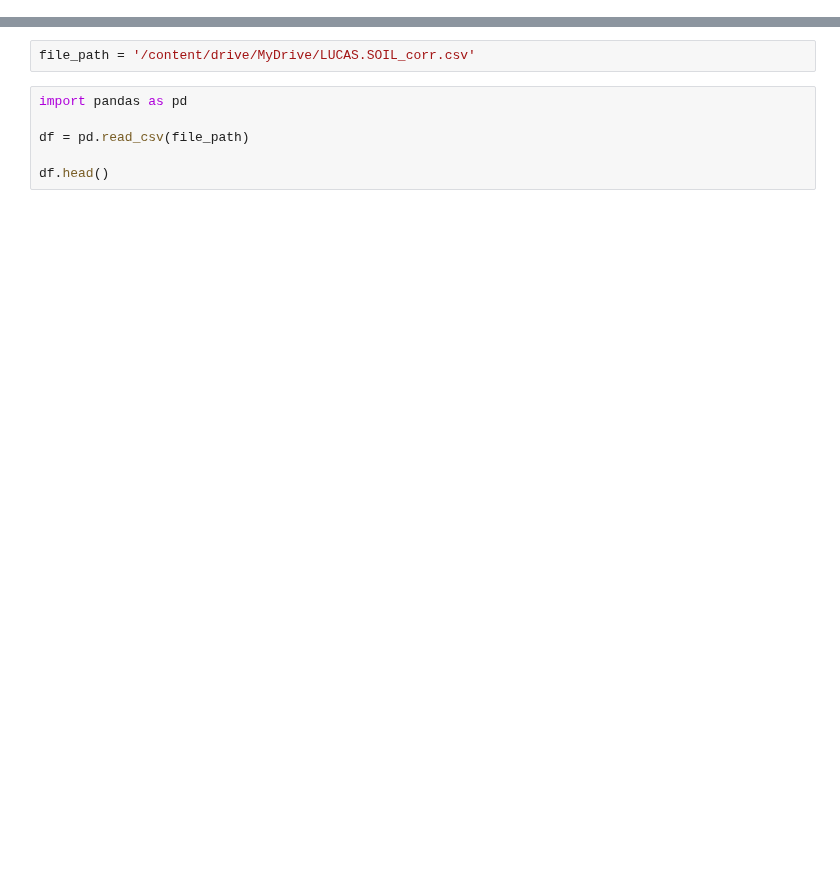
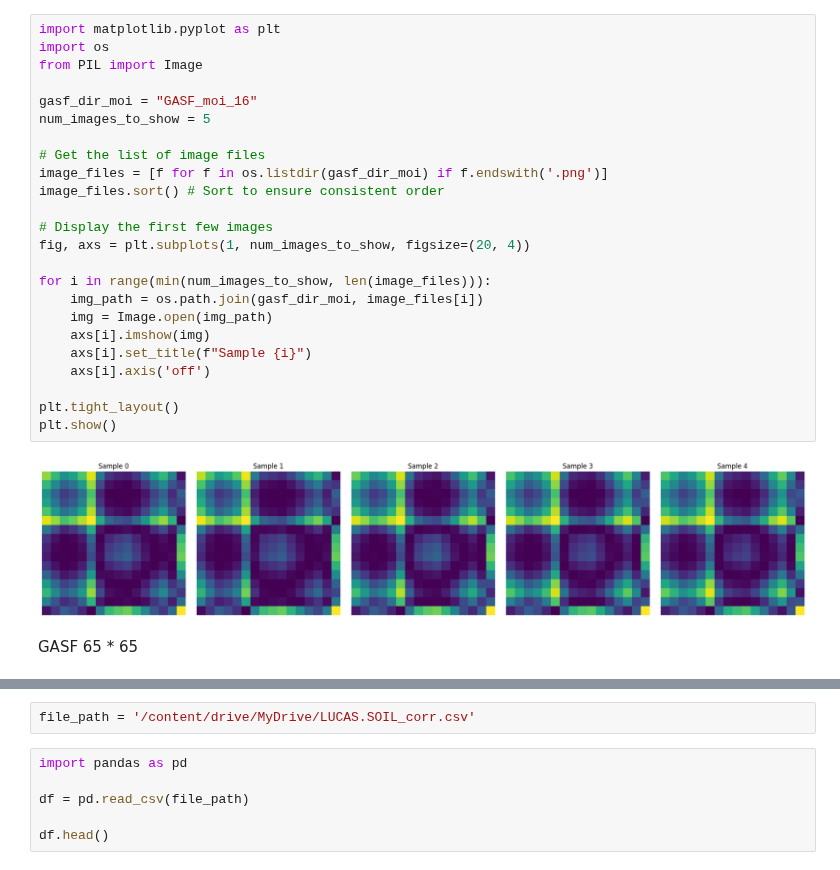
Before and after one commit to Raoina/Spectra-2-Image, a Jupyter notebook: notebooks/Image_Transformation/ 02_GAF_Transformation.ipynb, the cells around one changed output, grey strips where cells are left out. Cells and saved outputs as stored; diff of their text form; blank space fills up the shorter version.

```diff
--- a/notebooks/Image_Transformation/ 02_GAF_Transformation.ipynb
+++ b/notebooks/Image_Transformation/ 02_GAF_Transformation.ipynb
@@ -5,0 +258,28 @@ drive.mount('/content/drive')
+# %%
+import matplotlib.pyplot as plt
+import os
+from PIL import Image
+
+gasf_dir_moi = "GASF_moi_16"
+num_images_to_show = 5
+
+# Get the list of image files
+image_files = [f for f in os.listdir(gasf_dir_moi) if f.endswith('.png')]
+image_files.sort() # Sort to ensure consistent order
+
+# Display the first few images
+fig, axs = plt.subplots(1, num_images_to_show, figsize=(20, 4))
+
+for i in range(min(num_images_to_show, len(image_files))):
+    img_path = os.path.join(gasf_dir_moi, image_files[i])
+    img = Image.open(img_path)
+    axs[i].imshow(img)
+    axs[i].set_title(f"Sample {i}")
+    axs[i].axis('off')
+
+plt.tight_layout()
+plt.show()
+# %% [output]
+[figure, added]
+# %% [markdown]
+GASF 65 * 65
```
Also changed, not shown: parts of 21 cells of this notebook.
